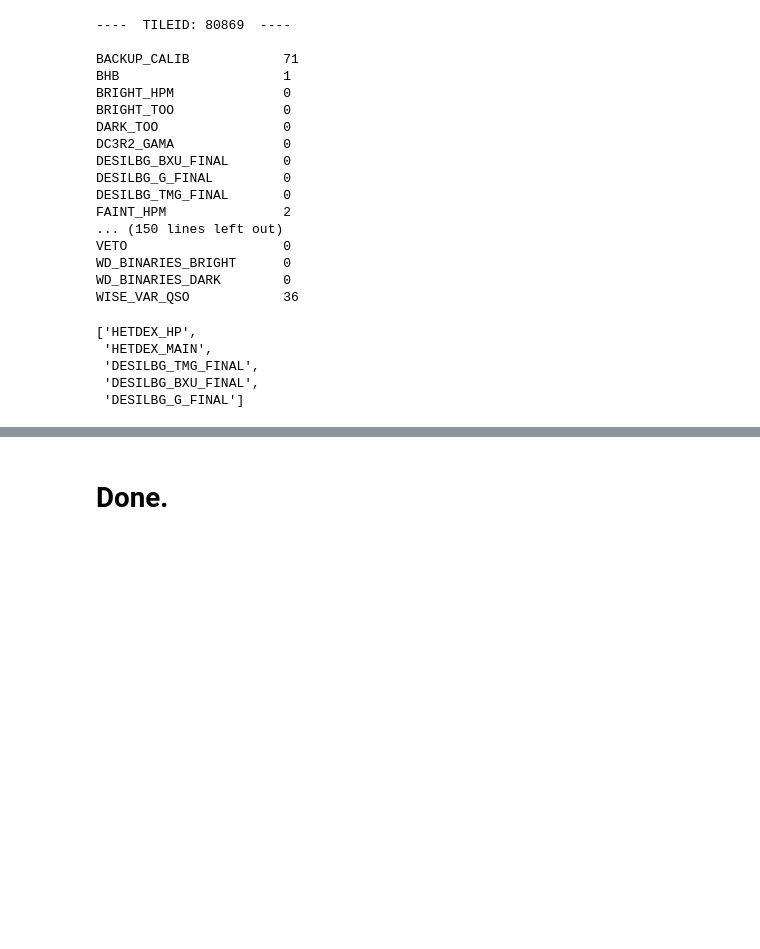
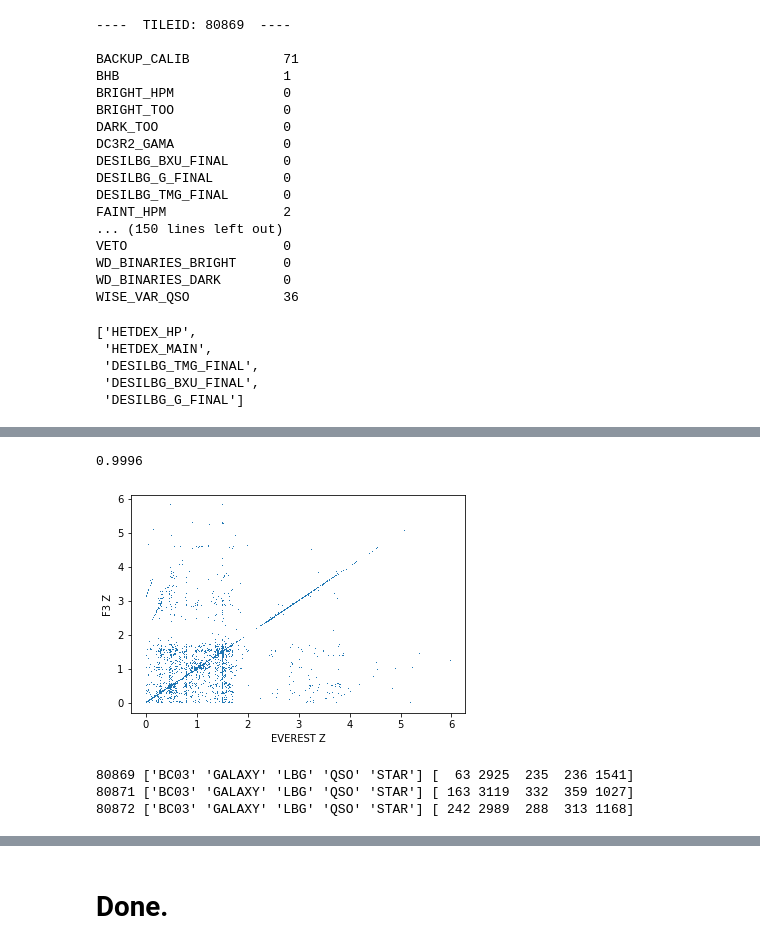
Before and after one commit to michaelJwilson/DESILBGSPEC, a Jupyter notebook: clauds.ipynb, the cells around one changed output, grey strips where cells are left out. Saved outputs shown, nothing was run; the diff lists cells and outputs as text; code cells hidden in the pictures; blank space fills up the shorter version.

```diff
--- a/clauds.ipynb
+++ b/clauds.ipynb
@@ -154,0 +189,27 @@ Text(0, 0.5, '$\\Delta N/\\Delta z$')
+# %%
+np.mean(f3_results[80871]['TARGETID'] == everest_results[80871]['TARGETID'])
+# %% [output]
+0.9996
+# %%
+to_plot = 'Z'
+
+for tid in [80871]:
+    isin = f3_results[tid]['IN_SAMPLE']
+
+    # assert  np.all(f3_results[tid]['TARGETID'] == everest_results[tid]['TARGETID'])
+
+    pl.plot(everest_results[tid][to_plot][isin], f3_results[tid][to_plot][isin], marker=',', lw=0.0)
+
+    pl.xlabel('EVEREST Z')
+    pl.ylabel('F3 Z')
+# %% [output]
+[figure, added]
+# %%
+for tid in tids:
+    utypes, cnts = np.unique(f3_results[tid]['SPECTYPE'].data, return_counts=True)
+
+    print(tid, utypes, cnts)
+# %% [output]
+80869 ['BC03' 'GALAXY' 'LBG' 'QSO' 'STAR'] [  63 2925  235  236 1541]
+80871 ['BC03' 'GALAXY' 'LBG' 'QSO' 'STAR'] [ 163 3119  332  359 1027]
+80872 ['BC03' 'GALAXY' 'LBG' 'QSO' 'STAR'] [ 242 2989  288  313 1168]
```
Also changed, not shown: parts of 21 cells of this notebook, 1 other file.
